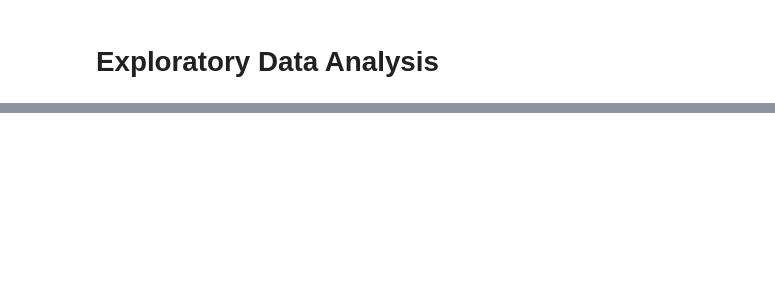
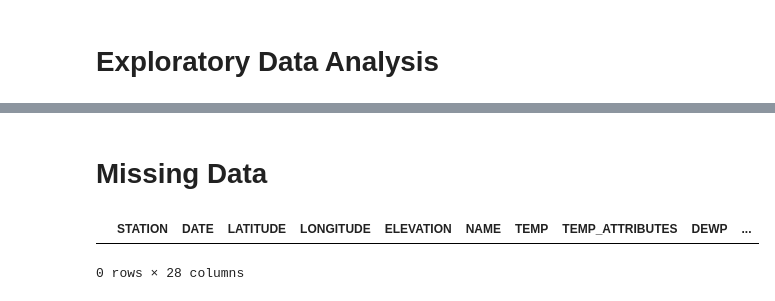
Before and after one commit to claire-hsieh/Geospatial-Analysis-and-Prediction, a Jupyter notebook: EDA/eda.ipynb, the cells around one changed output, grey strips where cells are left out. Saved outputs shown, nothing was run; the diff lists cells and outputs as text; code cells hidden in the pictures; blank space fills up the shorter version.

```diff
--- a/EDA/eda.ipynb
+++ b/EDA/eda.ipynb
@@ -42,0 +45,12 @@ TypeError: no numeric data to plot
+# %% [markdown]
+# Missing Data
+# %%
+# find na values
+df.isnull().sum().sum()
+df.isnull().sum()
+
+# find rows that contain null values
+df[df.isnull().any(axis=1)]
+# %% [output]
+|  | STATION | DATE | LATITUDE | LONGITUDE | ELEVATION | NAME | TEMP | TEMP_ATTRIBUTES | DEWP | ... |
+0 rows × 28 columns
```
Also changed, not shown: parts of 13 cells of this notebook, 15 other files.
